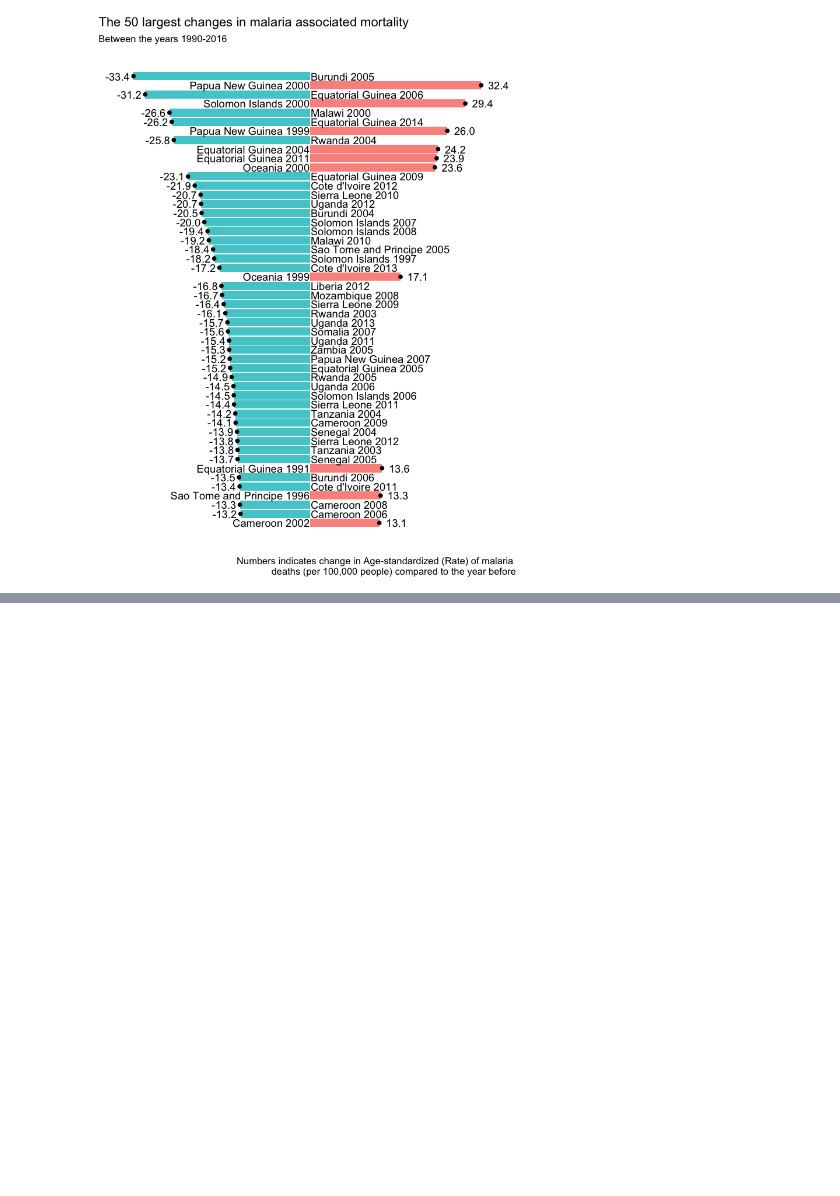
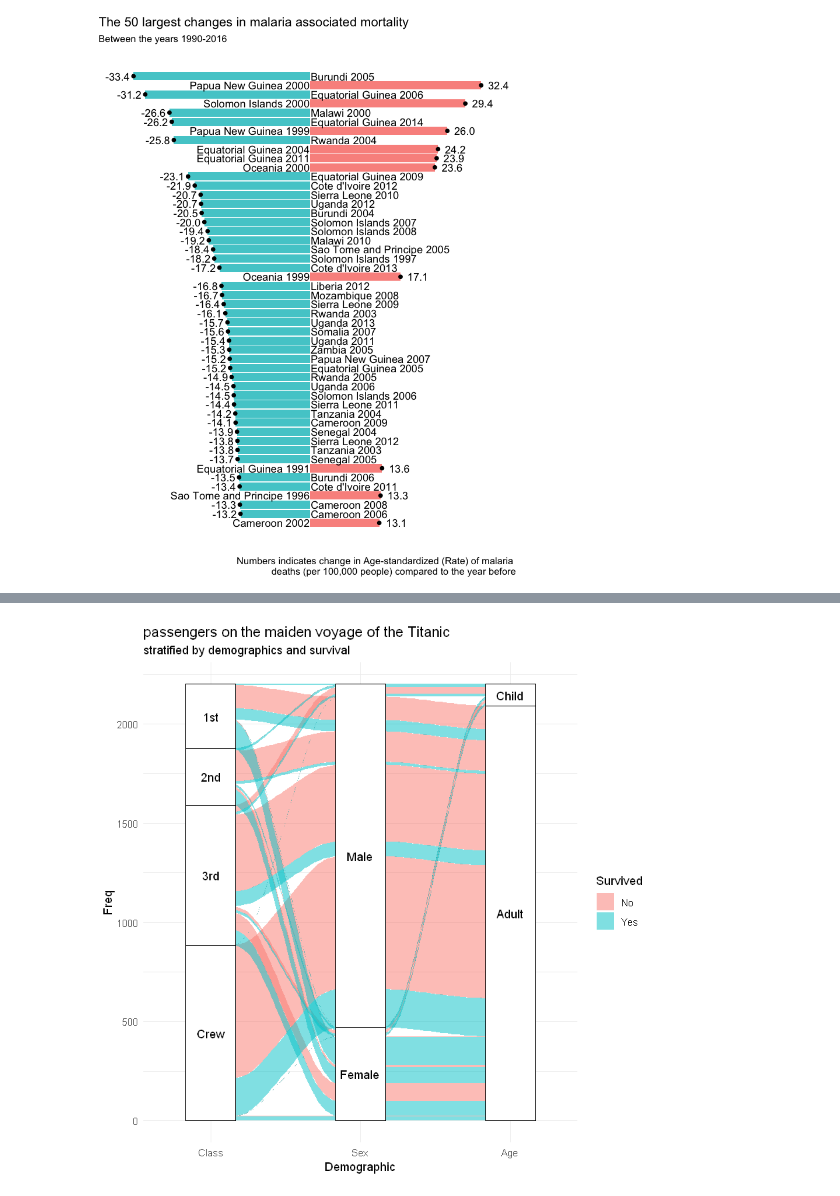
Before and after one commit to anttisiika/tidy_tuesday, a Jupyter notebook: malaria/change_in_malaria_deaths.ipynb, the cells around one changed output, grey strips where cells are left out. Saved outputs shown, nothing was run; the diff lists cells and outputs as text; code cells hidden in the pictures; blank space fills up the shorter version.

```diff
--- a/malaria/change_in_malaria_deaths.ipynb
+++ b/malaria/change_in_malaria_deaths.ipynb
@@ -75,0 +77,3 @@ top50_change  %>%
+# %%
+titanic_wide <- data.frame(Titanic)
+head(titanic_wide)
@@ -75,0 +88,13 @@ top50_change  %>%
+# %%
+ggplot(data = titanic_wide,
+       aes(axis1 = Class, axis2 = Sex, axis3 = Age,
+           y = Freq)) +
+  scale_x_discrete(limits = c("Class", "Sex", "Age"), expand = c(.1, .05)) +
+  xlab("Demographic") +
+  geom_alluvium(aes(fill = Survived)) +
+  geom_stratum() + geom_text(stat = "stratum", label.strata = TRUE) +
+  theme_minimal() +
+  ggtitle("passengers on the maiden voyage of the Titanic",
+          "stratified by demographics and survival")
+# %% [output]
+[figure, added]
```
Also changed, not shown: parts of 4 cells of this notebook, 1 other file.
